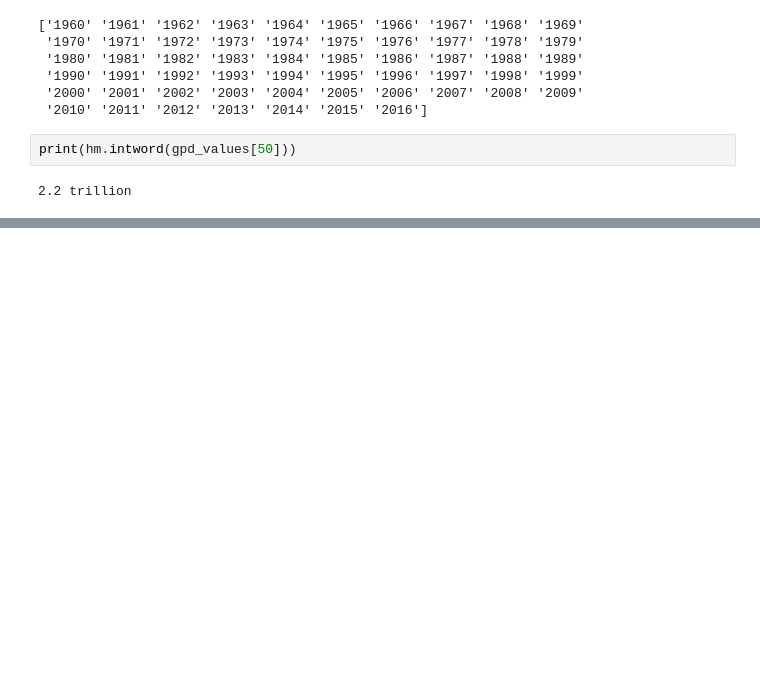
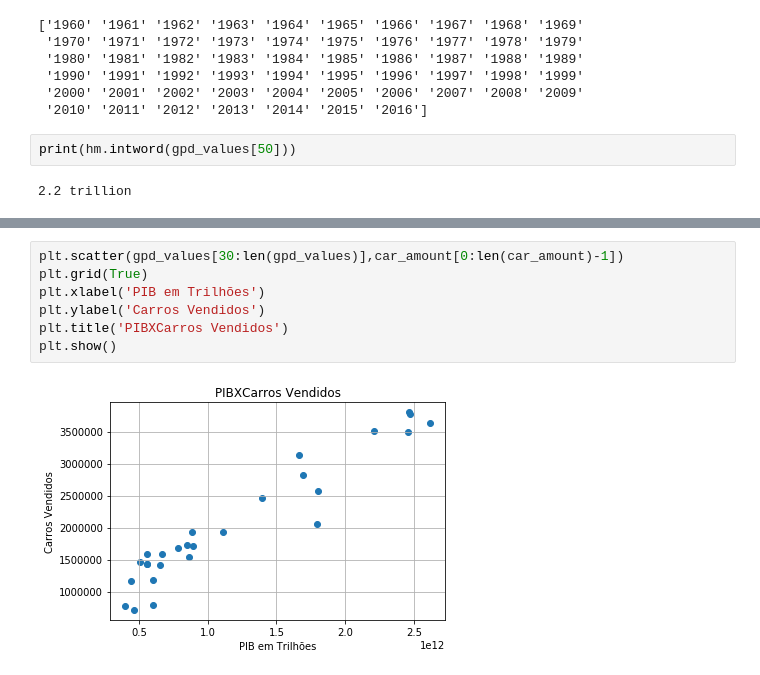
Before and after one commit to allandcnarciso/Sell-Cars-GPD-Regression-, a Jupyter notebook: analysis.ipynb, the cells around one changed output, grey strips where cells are left out. Drawn from its saved outputs; the diff is of its cells as text; blank space fills up the shorter version.

```diff
--- a/analysis.ipynb
+++ b/analysis.ipynb
@@ -36,0 +62,9 @@ plt.show()
+# %%
+plt.scatter(gpd_values[30:len(gpd_values)],car_amount[0:len(car_amount)-1])
+plt.grid(True)
+plt.xlabel('PIB em Trilhões')
+plt.ylabel('Carros Vendidos')
+plt.title('PIBXCarros Vendidos')
+plt.show()
+# %% [output]
+[figure, added]
```
Also changed, not shown: parts of 6 cells of this notebook, 1 other file.
